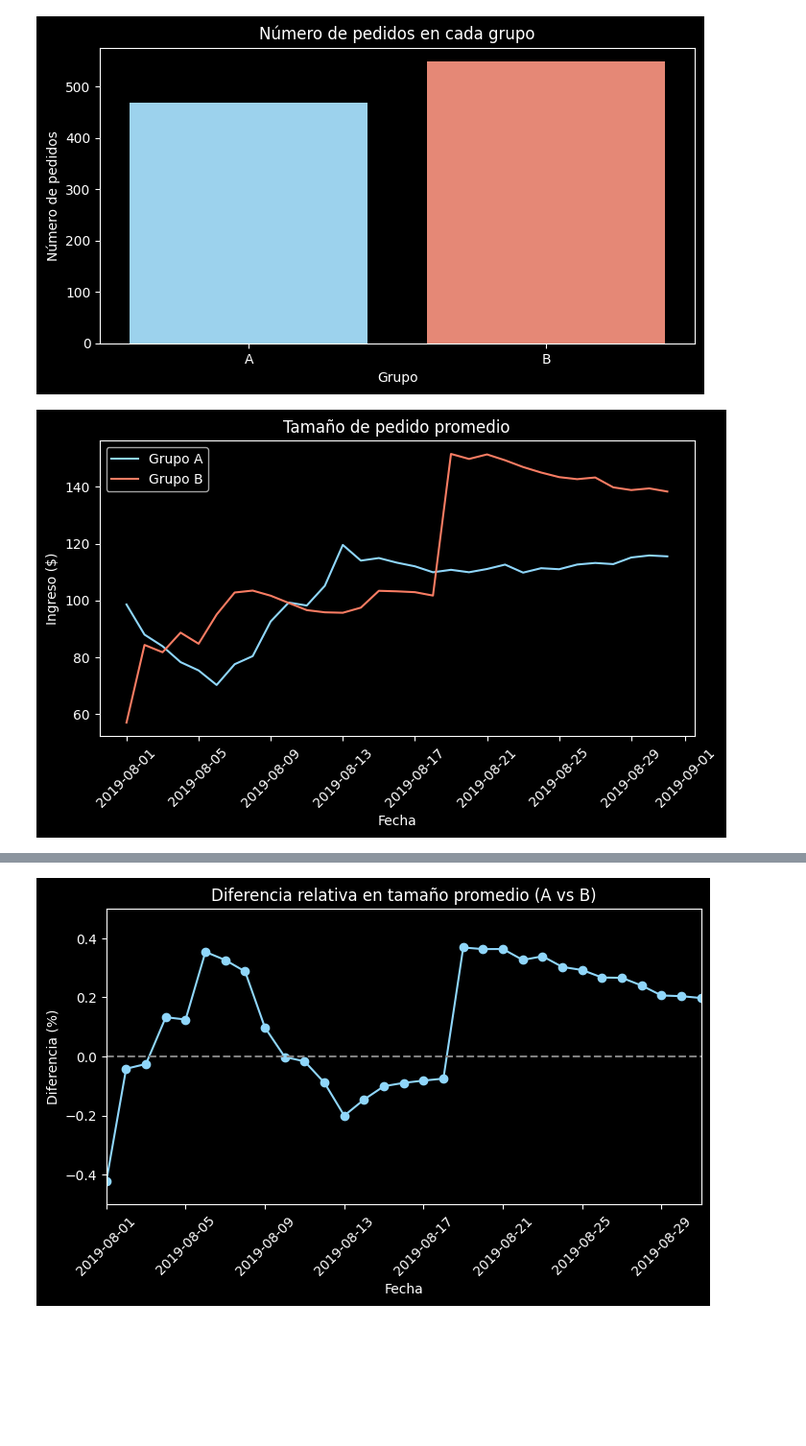
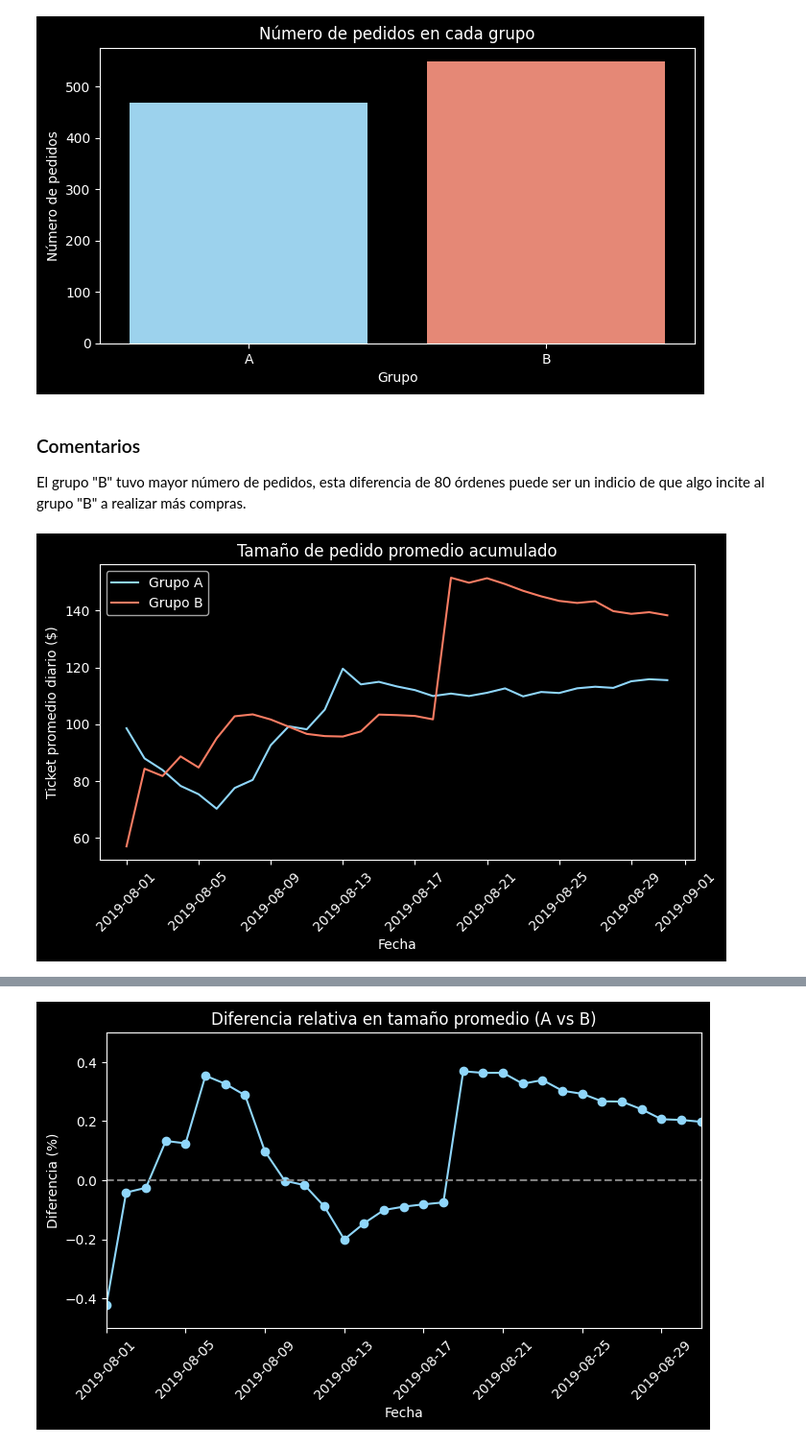
Before and after one commit to XivxnX/analisis_tienda-online, a Jupyter notebook: analisis_tienda-online.ipynb, the cells around one changed output, grey strips where cells are left out. Shown: that part at 96% size. Drawn from its saved outputs; the diff is of its cells as text; code cells hidden in the pictures; blank space fills up the shorter version.

Commit message:
Update análisis de test A/B: comentarios e identificación de outliers

```diff
--- a/analisis_tienda-online.ipynb
+++ b/analisis_tienda-online.ipynb
@@ -283,28 +293,31 @@ plt.ylabel('Número de pedidos')
 plt.show()
 # %% [output]
 [figure]
+# %% [markdown]
+### Comentarios
+El grupo "B" tuvo mayor número de pedidos, esta diferencia de 80 órdenes puede ser un indicio de que algo incite al grupo "B" a realizar más compras.
 # %%
 # tamaño de pedido promedio
 # dataframe tamaño de pedido promedio diario
 daily_cumulative_avg = filtered_orders.groupby(['group', 'date'], as_index=False)['revenue'].mean()
 
 # ordenar cronológicamente
 daily_cumulative_avg = daily_cumulative_avg.sort_values(by=['group', 'date'])
 
 # calcular 'AOV'
 daily_cumulative_avg['AOV'] = daily_cumulative_avg.groupby('group')['revenue'].transform(lambda x: x.expanding().mean())
 
 # gráfico de líneas: tamaño de pedido promedio acumulado
 plt.figure(figsize=(8,4))
 colors = {'A': '#8FD6FA', 'B': '#F87C63'}
 for grp in ['A', 'B']:
     grp_data = daily_cumulative_avg[daily_cumulative_avg['group'] == grp]
     plt.plot(grp_data['date'], grp_data['AOV'], label=f'Grupo {grp}', color=colors[grp])
-plt.title('Tamaño de pedido promedio')
+plt.title('Tamaño de pedido promedio acumulado')
 plt.xlabel('Fecha')
-plt.ylabel('Ingreso ($)')
+plt.ylabel('Ticket promedio diario ($)')
 plt.legend()
 plt.xticks(rotation=45)
 plt.show()
 # %% [output]
-[figure, old version]
+[figure, new version]
```
Also changed, not shown: parts of 11 cells of this notebook.
